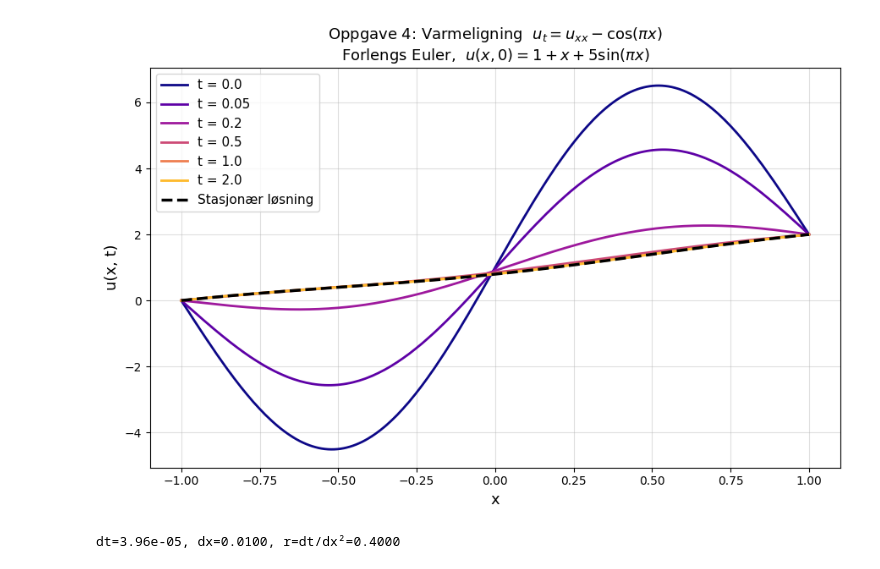
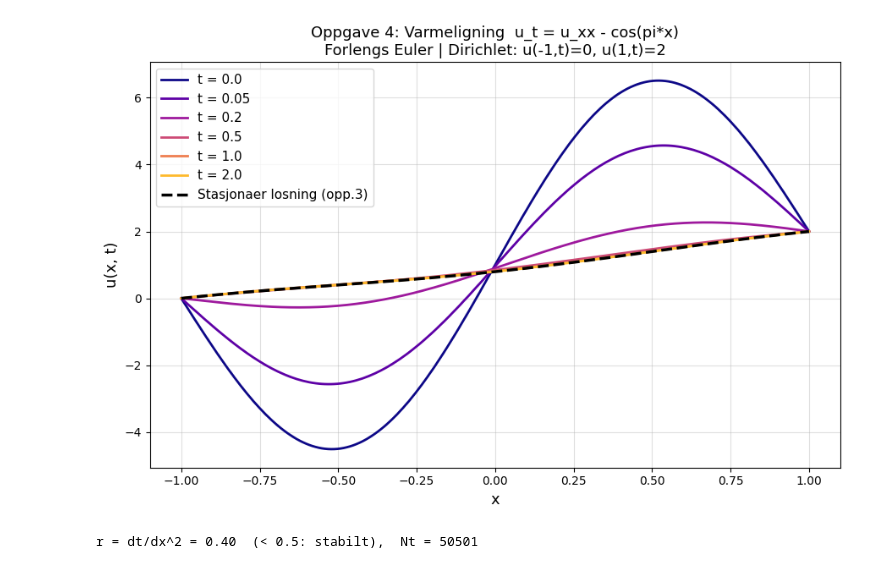
Before and after one commit to elajeans/IMAG2023, a Jupyter notebook: Oppgave4.ipynb, the cells around one changed output. Cells and saved outputs as stored; diff of their text form; code cells hidden in the pictures.

```diff
--- a/Oppgave4.ipynb
+++ b/Oppgave4.ipynb
@@ -5,63 +5,87 @@ import numpy as np
 import matplotlib.pyplot as plt
 
 # OPPGAVE 4: Varmeligning 1D
-# u_t = u_xx - cos(πx),  t>=0, -1<x<1
-# Initialbetingelse: u(x,0) = 1 + x + 5*sin(πx)
-# Randbetingelser:   u(-1,t) = 0,  u(1,t) = 2
-# Metode: Forlengs Euler (eksplisitt)
+# u_t = u_xx - cos(pi*x),  t>=0, -1<x<1
+#
+# Initialbetingelse:
+#   u(x, 0) = 1 + x + 5*sin(pi*x)
+#
+# Randbetingelser (Dirichletbetingelser, konstante i tid):
+#   u(-1, t) = 0   (venstre rand, alle t)
+#   u( 1, t) = 2   (hoyre rand,   alle t)
+#
+# Kildeled: f(x) = cos(pi*x)
+# Metode: Forlengs Euler (eksplisitt tidsskjema)
+
+# ------------------------------------------------------------------
+# DISKRETISERING
+# ------------------------------------------------------------------
+# Rom:  dx = 2/(M+1),  punkter x_i = -1 + i*dx
+# Tid:  dt velges fra stabilitetsvilkaar
+#
+# Forlengs Euler-skjema:
+#   u_i^n+1 = u_i^n + dt*[ (u_{i-1}^n - 2u_i^n + u_{i+1}^n)/dx^2 - f(x_i) ]
+#
+# Stabilitetsvilkaar (CFL):
+#   r = dt/dx^2 < 0.5   (ellers eksploderer losningen!)
+# Vi velger r = 0.4 (trygt under grensen)
 
 M  = 200
 dx = 2.0 / (M + 1)
 x  = np.linspace(-1, 1, M + 2)
-dt = 0.4 * dx**2   # stabilitetsvilkår: r = dt/dx² < 0.5
+dt = 0.4 * dx**2        # r = 0.4 < 0.5 => stabilt
 T  = 2.0
 Nt = int(T / dt)
 
-# Initialfelt
-u = 1 + x + 5 * np.sin(np.pi * x)
-u[0] = 0;  u[-1] = 2
-
+# Initialbetingelse + Dirichletbetingelser
+u = 1 + x + 5*np.sin(np.pi * x)
+u[0]  = 0   # Dirichlet: u(-1, t) = 0
+u[-1] = 2   # Dirichlet: u( 1, t) = 2
 f = np.cos(np.pi * x)
 
-# Lagre løsningen ved utvalgte tidspunkter
+# ------------------------------------------------------------------
+# TIDSINTEGRASJON: Forlengs Euler
+# ------------------------------------------------------------------
 save_times = [0.0, 0.05, 0.2, 0.5, 1.0, 2.0]
 saved = {0.0: u.copy()}
-
 t = 0.0
 for n in range(Nt):
     u_new = u.copy()
-    u_new[1:-1] = u[1:-1] + dt * (
-        (u[2:] - 2*u[1:-1] + u[:-2]) / dx**2 - f[1:-1]
-    )
-    u_new[0] = 0;  u_new[-1] = 2
+    u_new[1:-1] = u[1:-1] + dt*((u[2:] - 2*u[1:-1] + u[:-2])/dx**2 - f[1:-1])
+    u_new[0]  = 0   # Dirichlet pa randen (holdes fast)
+    u_new[-1] = 2
     u = u_new
     t += dt
     for ts in save_times[1:]:
         if ts not in saved and abs(t - ts) < dt/2:
             saved[ts] = u.copy()
 
-# Stasjonær løsning (fra oppgave 3)
+# ------------------------------------------------------------------
+# STASJONAER LOSNING (fra Oppgave 3)
+# ------------------------------------------------------------------
+# Naar t->inf: u_t = 0 => u_xx = cos(pi*x) = Poissonligning (opp.3)
+# Losningen konvergerer mot: u(x) = -cos(pi*x)/pi^2 + x + 1 - 1/pi^2
 def u_stasjonaer(x):
     return -np.cos(np.pi * x) / np.pi**2 + x + 1 - 1/np.pi**2
 
-# --- Plot ---
+# ------------------------------------------------------------------
+# PLOT
+# ------------------------------------------------------------------
 x_fine = np.linspace(-1, 1, 500)
 fig, ax = plt.subplots(figsize=(9, 6))
 colors = plt.cm.plasma(np.linspace(0, 0.85, len(save_times)))
 for i, ts in enumerate(save_times):
     if ts in saved:
-        ax.plot(x, saved[ts], color=colors[i], linewidth=2, label=f't = {ts}')
-ax.plot(x_fine, u_stasjonaer(x_fine), 'k--', linewidth=2.5,
-        label='Stasjonær løsning', zorder=5)
+        ax.plot(x, saved[ts], color=colors[i], lw=2, label=f't = {ts}')
+ax.plot(x_fine, u_stasjonaer(x_fine), 'k--', lw=2.5, label='Stasjonaer losning (opp.3)', zorder=5)
 ax.set_xlabel('x', fontsize=13)
 ax.set_ylabel('u(x, t)', fontsize=13)
-ax.set_title('Oppgave 4: Varmeligning  $u_t = u_{xx} - \\cos(\\pi x)$\n'
-             'Forlengs Euler,  $u(x,0)=1+x+5\\sin(\\pi x)$', fontsize=13)
+ax.set_title('Oppgave 4: Varmeligning  u_t = u_xx - cos(pi*x)\nForlengs Euler | Dirichlet: u(-1,t)=0, u(1,t)=2', fontsize=13)
 ax.legend(loc='upper left', fontsize=11)
 ax.grid(True, alpha=0.4)
 plt.tight_layout()
 plt.show()
-print(f"dt={dt:.2e}, dx={dx:.4f}, r=dt/dx²={dt/dx**2:.4f}")
+print(f"r = dt/dx^2 = {dt/dx**2:.2f}  (< 0.5: stabilt),  Nt = {Nt}")
 # %% [output]
-[figure, old version]
+[figure, new version]
-dt=3.96e-05, dx=0.0100, r=dt/dx²=0.4000
+r = dt/dx^2 = 0.40  (< 0.5: stabilt),  Nt = 50501
```
